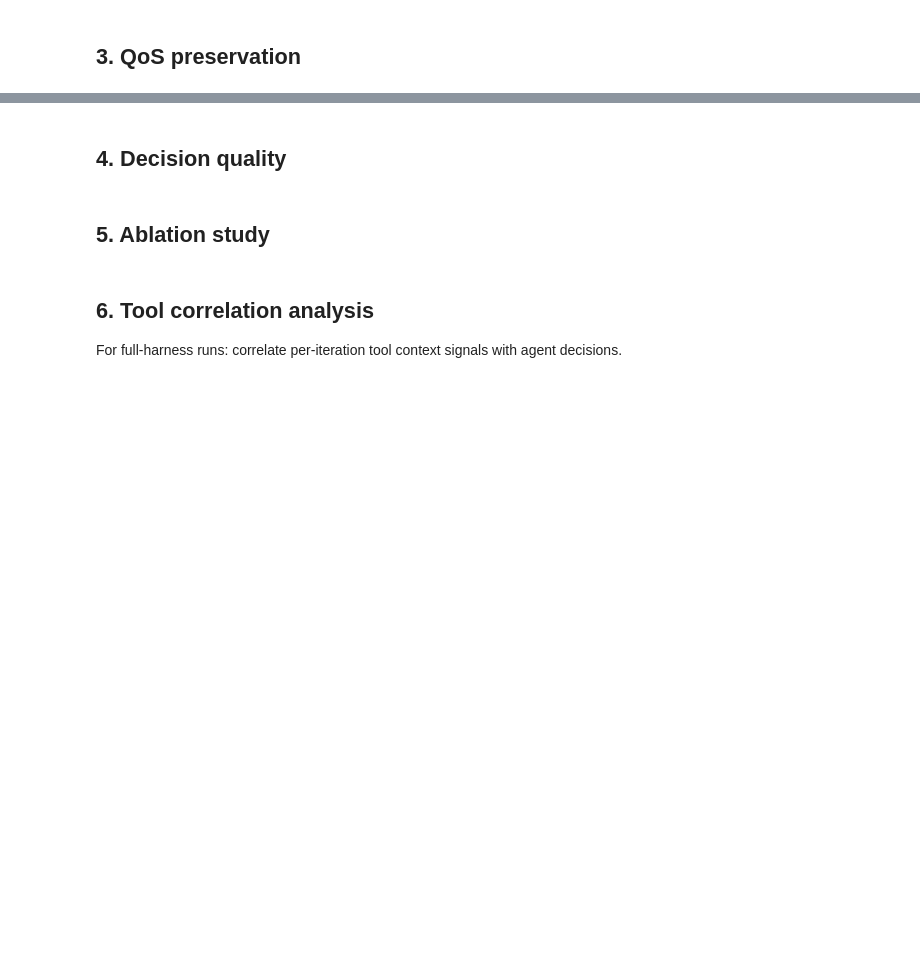
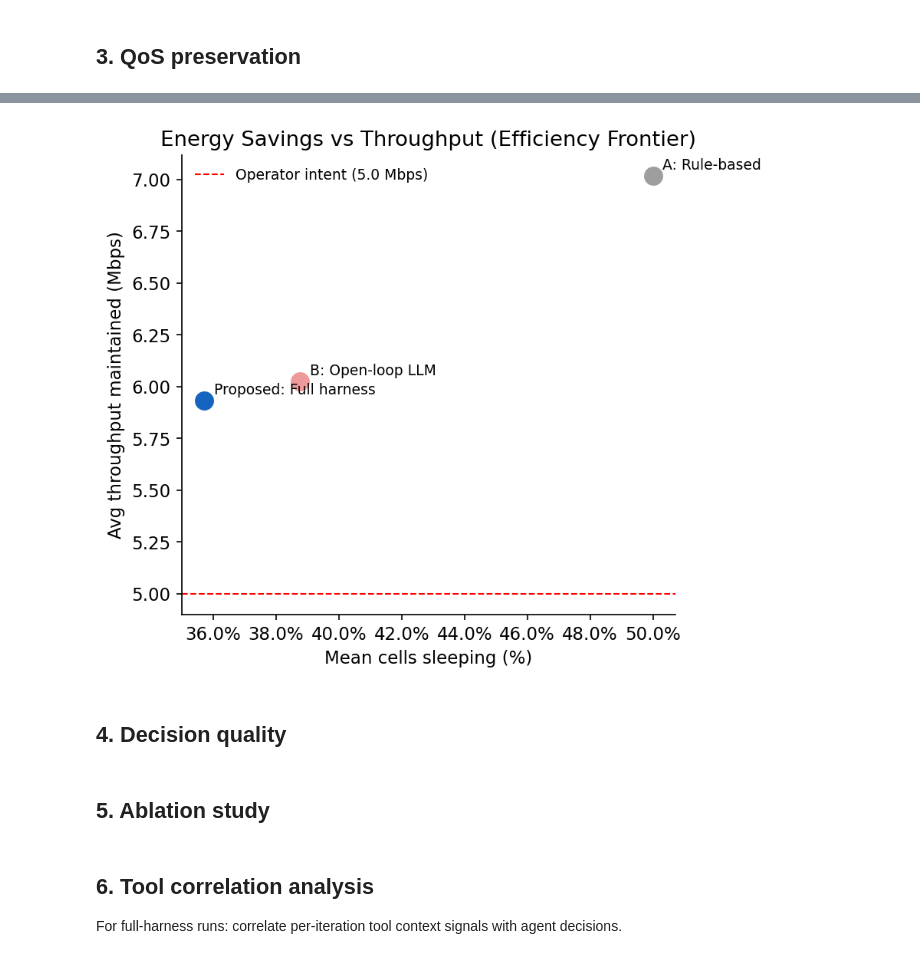
Before and after one commit to athpra/ran-energy-agentharness, a Jupyter notebook: analysis/results.ipynb, the cells around one changed output, grey strips where cells are left out. Drawn from its saved outputs; the diff is of its cells as text; code cells hidden in the pictures; blank space fills up the shorter version.

```diff
--- a/analysis/results.ipynb
+++ b/analysis/results.ipynb
@@ -301,25 +320,29 @@ print(qos_stats.to_string(index=False))
 # %%
-# ── 3b. Energy savings vs QoS violation scatter (trade-off plot) ──────────────
+# ── 3b. Energy savings vs throughput scatter (efficiency frontier) ─────────────
 fig, ax = plt.subplots(figsize=(6, 5))
 for cond in CONDITION_ORDER:
-    e = energy_stats.loc[energy_stats['condition'] == cond, 'mean'].values[0] * 100
-    q = qos_stats.loc[qos_stats['condition'] == cond, 'violation_rate'].values[0] * 100
-    ax.scatter(e, q, color=PALETTE[cond], s=120, zorder=3)
+    e = energy_stats.loc[energy_stats['condition'] == cond, 'mean'].values
+    t = tp_stats.loc[tp_stats['condition'] == cond, 'mean'].values
+    if len(e) == 0 or len(t) == 0 or np.isnan(e[0]) or np.isnan(t[0]):
+        continue
+    ax.scatter(e[0] * 100, t[0], color=PALETTE[cond], s=120, zorder=3)
     ax.annotate(
-        CONDITION_LABELS[cond], (e, q),
+        CONDITION_LABELS[cond], (e[0] * 100, t[0]),
         textcoords='offset points', xytext=(6, 4), fontsize=9
     )
 
+ax.axhline(QOS_VIOLATION_THRESHOLD_MBPS, color='red', linestyle='--',
+           linewidth=1.0, label=f'Operator intent ({QOS_VIOLATION_THRESHOLD_MBPS} Mbps)')
 ax.set_xlabel('Mean cells sleeping (%)')
-ax.set_ylabel('QoS violation rate (%)')
-ax.set_title('Energy Savings vs QoS Preservation')
+ax.set_ylabel('Avg throughput maintained (Mbps)')
+ax.set_title('Energy Savings vs Throughput (Efficiency Frontier)')
 ax.xaxis.set_major_formatter(mticker.PercentFormatter())
-ax.yaxis.set_major_formatter(mticker.PercentFormatter())
-ax.invert_yaxis()   # lower violation = better = higher on chart
-ax.set_ylabel('QoS violation rate (%, lower is better ↑)')
+ax.legend(fontsize=9, frameon=False)
 plt.tight_layout()
 plt.savefig(PROJECT_ROOT / 'analysis' / 'fig_tradeoff.pdf', bbox_inches='tight')
 plt.show()
+# %% [output]
+[figure, added]
 # %% [markdown]
 ## 4. Decision quality
 # %%
```
Also changed, not shown: parts of 12 cells of this notebook.
